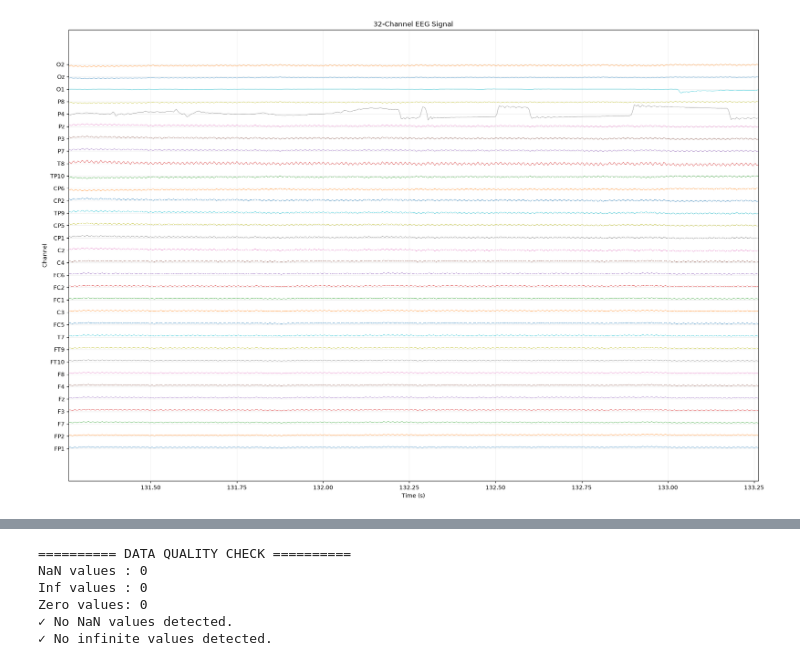
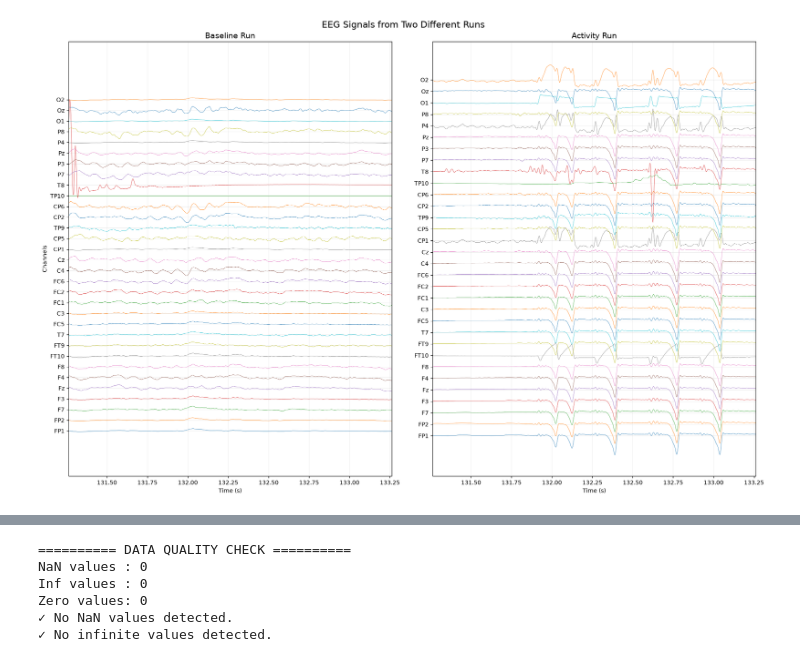
Before and after one commit to Ananyo-Sen-B2530066/mental-health, a Jupyter notebook: eeg_study.ipynb, the cells around one changed output, grey strips where cells are left out. Saved outputs shown, nothing was run; the diff lists cells and outputs as text; code cells hidden in the pictures.

```diff
--- a/eeg_study.ipynb
+++ b/eeg_study.ipynb
@@ -35,45 +106,70 @@ Data shape: (32, 46080)
 # %%
 import numpy as np
 import matplotlib.pyplot as plt
 
-data = raw.get_data()
-times = raw.times
+data1 = raw_clean1.get_data()
+times1 = raw_clean1.times
+
+data2 = raw_clean2.get_data()
+times2 = raw_clean2.times
 
 event_time = 131.2617188
 end_time = event_time + 2
 
-plt.figure(figsize=(18, 12))
+fig, axes = plt.subplots(1, 2, figsize=(18, 12))
 
 spacing = 5
 
-for i in range(data.shape[0]):
-    signal = data[i]
+for i in range(data1.shape[0]):
+    signal1 = data1[i]
+    signal2 = data2[i]
 
     # Normalize each channel
-    signal = (signal - np.mean(signal)) / np.std(signal)
+    signal1 = (signal1 - np.mean(signal1)) / np.std(signal1)
+    signal2 = (signal2 - np.mean(signal2)) / np.std(signal2)
 
-    plt.plot(
-        times,
-        signal + i * spacing,
+    axes[0].plot(
+        times1,
+        signal1 + i * spacing,
         linewidth=0.5
     )
 
-plt.xlabel("Time (s)")
-plt.ylabel("Channel")
-plt.title("32-Channel EEG Signal")
+    axes[1].plot(
+        times2,
+        signal2 + i * spacing,
+        linewidth=0.5
+    )
 
-plt.yticks(
-    np.arange(0, data.shape[0] * spacing, spacing),
-    raw.ch_names
+axes[0].set_xlabel("Time (s)")
+axes[0].set_ylabel("Channels")
+axes[0].set_title("Baseline Run", fontsize=14)
+
+axes[0].set_yticks(
+    np.arange(0, data1.shape[0] * spacing, spacing),
+    raw_clean1.ch_names
 )
 
-plt.xlim(event_time, end_time)
-plt.grid(alpha=0.2)
+axes[0].set_xlim(event_time, end_time)
+axes[0].grid(alpha=0.2)
+
+axes[1].set_xlabel("Time (s)")
+axes[1].set_ylabel(" ")
+axes[1].set_title("Activity Run", fontsize=14)
+
+axes[1].set_yticks(
+    np.arange(0, data2.shape[0] * spacing, spacing),
+    raw_clean2.ch_names
+)
+
+axes[1].set_xlim(event_time, end_time)
+axes[1].grid(alpha=0.2)
+
+fig.suptitle("EEG Signals from Two Different Runs", fontsize=16)
 
 plt.tight_layout()
 plt.show()
 # %% [output]
-[figure, old version]
+[figure, new version]
 # %%
 import numpy as np
 
```
Also changed, not shown: parts of 18 cells of this notebook, 1 other file.
